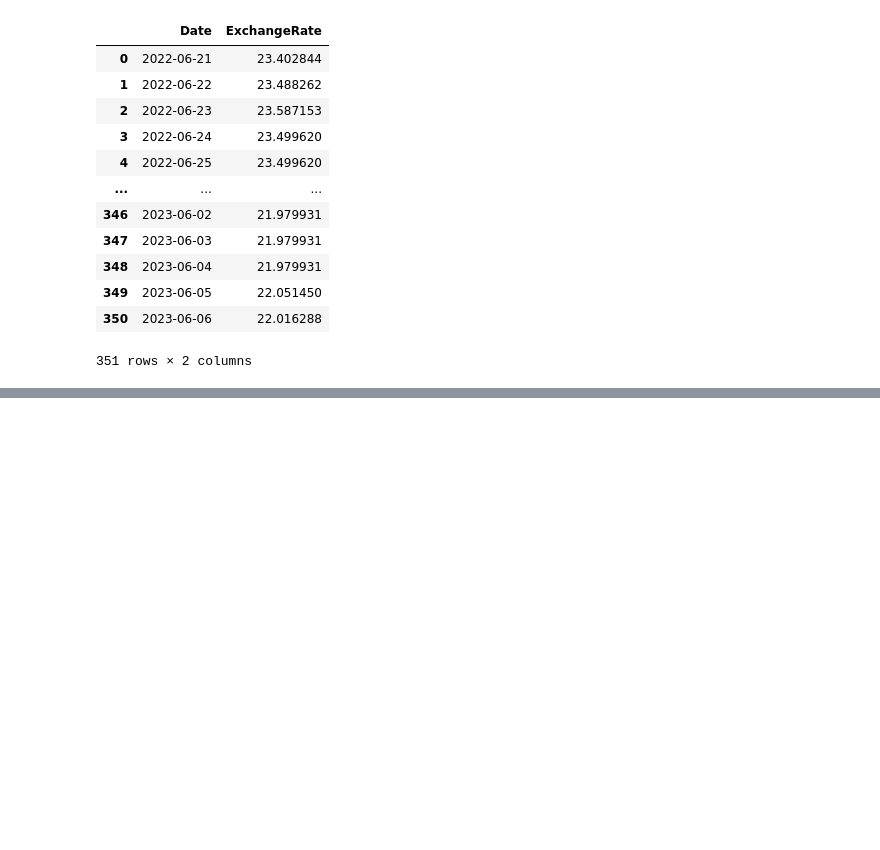
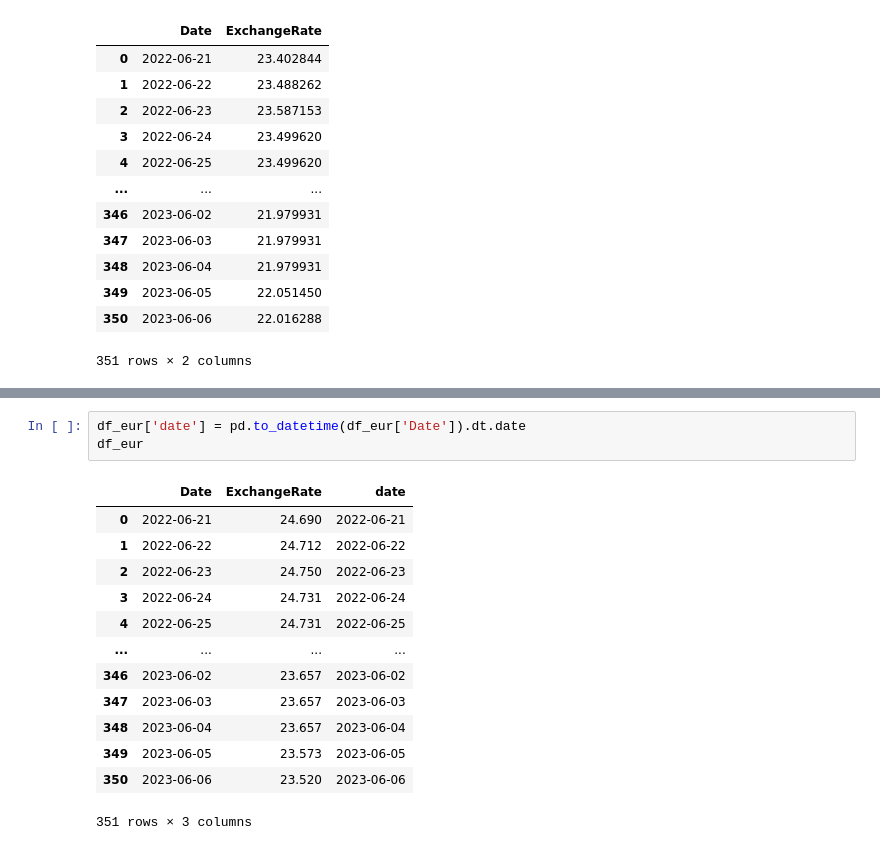
Before and after one commit to danielapinkasova/case_study, a Jupyter notebook: Vojta.ipynb, the cells around one changed output, grey strips where cells are left out. Cells and saved outputs as stored; diff of their text form; blank space fills up the shorter version.

```diff
--- a/Vojta.ipynb
+++ b/Vojta.ipynb
@@ -384,0 +392,17 @@ df_usd
+# %%
+df_eur['date'] = pd.to_datetime(df_eur['Date']).dt.date
+df_eur
+# %% [output]
+|  | Date | ExchangeRate | date |
+| 0 | 2022-06-21 | 24.690 | 2022-06-21 |
+| 1 | 2022-06-22 | 24.712 | 2022-06-22 |
+| 2 | 2022-06-23 | 24.750 | 2022-06-23 |
+| 3 | 2022-06-24 | 24.731 | 2022-06-24 |
+| 4 | 2022-06-25 | 24.731 | 2022-06-25 |
+| ... | ... | ... | ... |
+| 346 | 2023-06-02 | 23.657 | 2023-06-02 |
+| 347 | 2023-06-03 | 23.657 | 2023-06-03 |
+| 348 | 2023-06-04 | 23.657 | 2023-06-04 |
+| 349 | 2023-06-05 | 23.573 | 2023-06-05 |
+| 350 | 2023-06-06 | 23.520 | 2023-06-06 |
+351 rows × 3 columns
```
Also changed, not shown: parts of 6 cells of this notebook.
